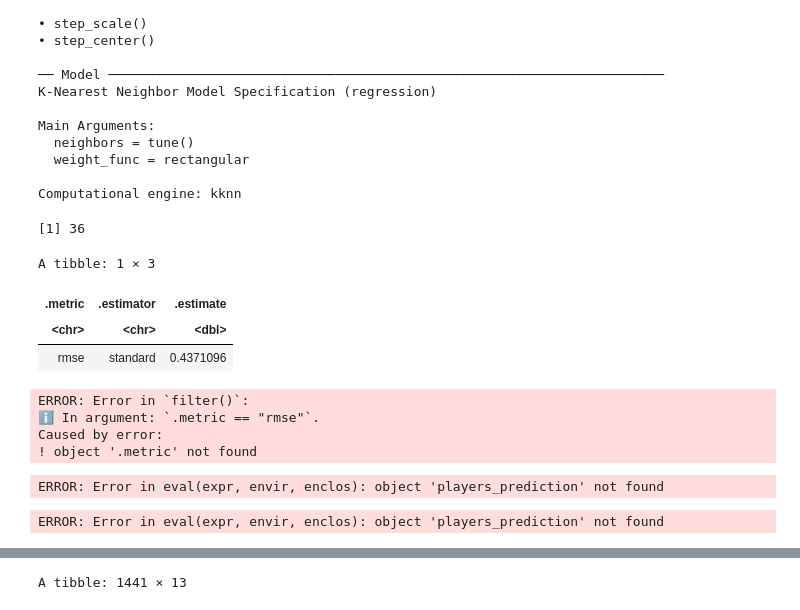
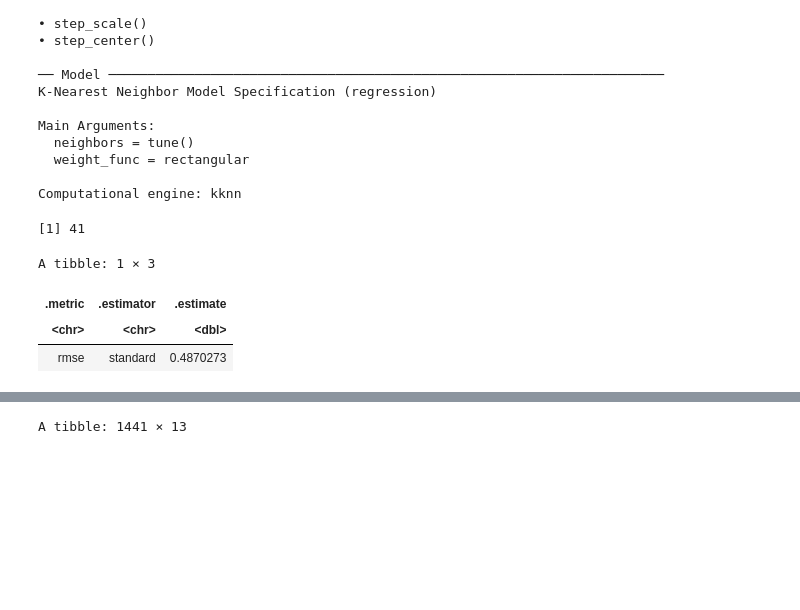
Before and after one commit to Bumblet3a/DSCi-Final, a Jupyter notebook: Project group.ipynb, the cells around one changed output, grey strips where cells are left out. Drawn from its saved outputs; the diff is of its cells as text; code cells hidden in the pictures; blank space fills up the shorter version.

Commit message:
fixed regression, created plots
fixed regression and created plots, also cleaned up error code cells

```diff
--- a/Project group.ipynb
+++ b/Project group.ipynb
@@ -77,6 +101,6 @@ A data.frame: 1604 × 4
 | -0.5043878 | Amateur | TRUE | -1.1390740 |
 | 0.1270154 | Beginner | TRUE | -1.1269858 |
 # %%
-players_split <- initial_split(players_scaled, prop = 0.75, strata = subscribe)
+players_split <- initial_split(players_scaled, prop = 0.75, strata = played_hours)
 players_testing <- testing(players_split)
 players_training <- training(players_split)
@@ -154,63 +154,46 @@ Computational engine: kknn
 # %%
 #azumi testing code cell
 #works
-players_gridvals <- tibble (neighbors = seq(1, 81))
+players_gridvals <- tibble (neighbors = seq(from = 1, to = 100, by = 10))
 
-players_multi <- players_wf|>
-tune_grid(players_vfold, grid = players_gridvals)|>
-collect_metrics()|>
+players_results <- players_wf|>
+tune_grid(resamples = players_vfold, grid = players_gridvals)|>
+collect_metrics()
+
+players_min <- players_results |>
 filter(.metric == "rmse")|>
-filter(mean == min(mean))
+slice_min(mean, n = 1)
 
-players_k <- players_multi|>
+k_players_min <- players_min |>
 pull(neighbors)
-players_k
-# number returned is 36?
+k_players_min
+#number returned is 41?
 # %% [output]
-[1] 36
+[1] 41
 # %%
 #azumi testing code cell
+#retraining now with k value
 #works
-players_spec <- nearest_neighbor(weight_func = "rectangular",
-                                 neighbors = players_k)|>
-set_engine("kknn")|>
-set_mode("regression")
 
-knn_players_fit <- workflow()|>
+players_best_spec <- nearest_neighbor(weight_func = "rectangular",
+                    neighbors = k_players_min)|>
+                    set_engine("kknn")|>
+                    set_mode("regression")
+
+players_best_fit <- workflow()|>
 add_recipe(players_recipe)|>
-add_model(players_spec)|>
-fit(data = players_training)|>
-predict(players_training)|>
-bind_cols(players_training)
+add_model(players_best_spec)|>
+fit(data = players_training)
 
-knn_players_met <- metrics(knn_players_fit, truth = played_hours,
-                           estimate = .pred)|>
-                    filter(.metric == "rmse")
-knn_players_met
+
+players_summary <- players_best_fit|>
+predict(players_testing)|>
+bind_cols(players_testing)|>
+metrics(truth = played_hours, estimate = .pred)|>
+                filter(.metric == "rmse")
+players_summary
 # %% [output]
 A tibble: 1 × 3
 | .metric | .estimator | .estimate |
 | <chr> | <chr> | <dbl> |
-| rmse | standard | 0.4371096 |
+| rmse | standard | 0.4870273 |
-# %%
-play_min <- play_results|>
-filter(.metric == "rmse")|>
-slice_min(mean, n = 1)
-play_min
-# %% [output]
-ERROR: Error in `filter()`:
-ℹ In argument: `.metric == "rmse"`.
-Caused by error:
-! object '.metric' not found
-# %%
-players_pred_accuracy <- players_prediction|>
-metrics(truth = subscribe, estimate = .pred_class)
-players_pred_accuracy
-# %% [output]
-ERROR: Error in eval(expr, envir, enclos): object 'players_prediction' not found
-# %%
-players_mat <- players_prediction|>
-conf_mat(truth = subscribe, estimate = .pred_class)
-players_mat
-# %% [output]
-ERROR: Error in eval(expr, envir, enclos): object 'players_prediction' not found
```
Also changed, not shown: parts of 11 cells of this notebook.
